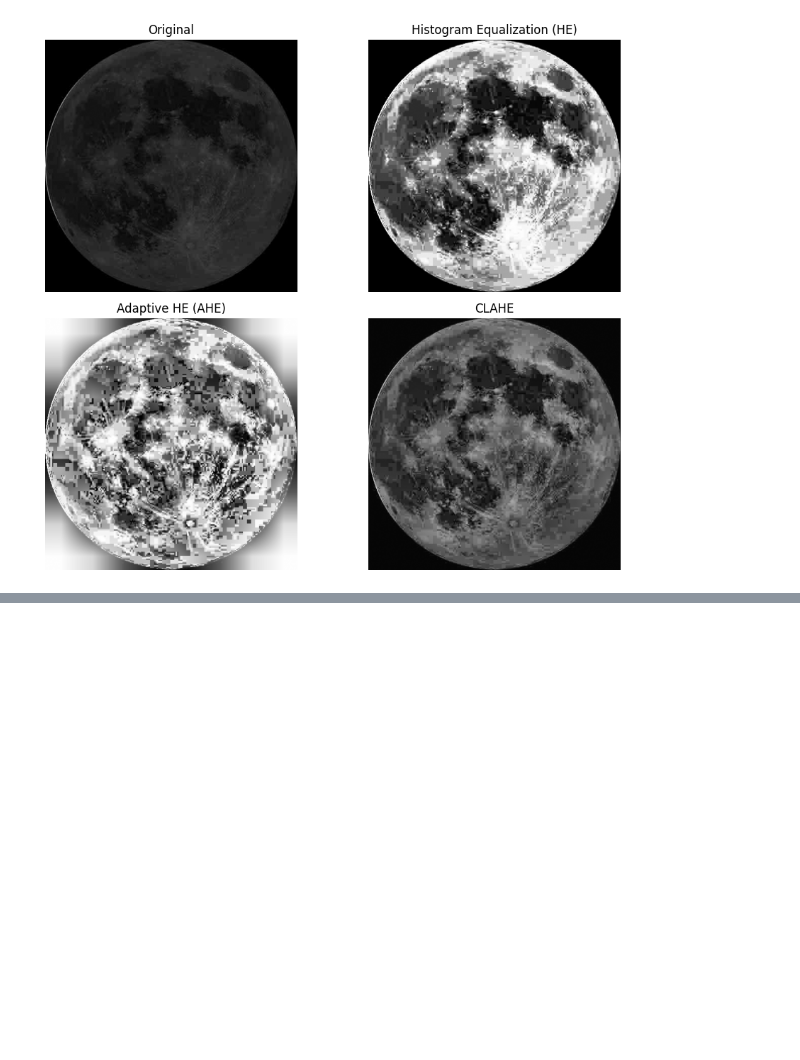
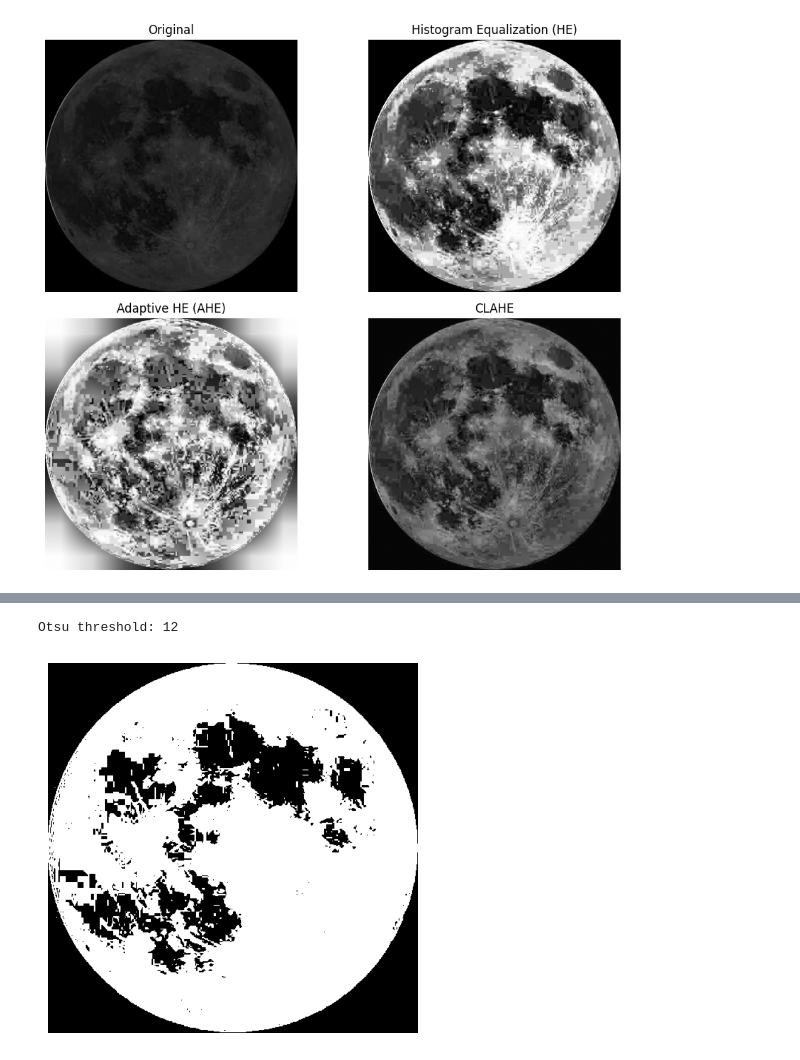
Before and after one commit to Johyeonwoooooooo/Algorithm, a Jupyter notebook: computer_graphics_assignment/equalization.ipynb, the cells around one changed output, grey strips where cells are left out. Saved outputs shown, nothing was run; the diff lists cells and outputs as text; code cells hidden in the pictures; blank space fills up the shorter version.

```diff
--- a/computer_graphics_assignment/equalization.ipynb
+++ b/computer_graphics_assignment/equalization.ipynb
@@ -158,0 +176,38 @@ plt.show()
+# %%
+def binarization_otsu(img):
+    img = np.array(img)
+
+    hist = np.zeros(256)
+    for pixel in img.flatten():
+        hist[pixel] += 1
+
+    pdf = hist / img.size
+
+    # 분산(variance)이 최대가 되는 threshold 탐색
+    best_threshold = 0
+    max_variance = 0
+
+    for t in range(256):
+        w0 = np.sum(pdf[:t+1])
+        w1 = np.sum(pdf[t+1:])
+        if w0 == 0 or w1 == 0:
+            continue
+        mu0 = np.sum(np.arange(t+1) * pdf[:t+1]) / w0
+        mu1 = np.sum(np.arange(t+1, 256) * pdf[t+1:]) / w1
+        variance = w0 * w1 * (mu0 - mu1) ** 2
+        if variance > max_variance:
+            max_variance = variance
+            best_threshold = t
+
+    binary_img = np.where(img >= best_threshold, 255, 0).astype(np.uint8)
+    print(f"Otsu threshold: {best_threshold}")
+    return binary_img
+
+binary_image = binarization_otsu(original_img)
+
+plt.axis('off')
+plt.imshow(binary_image, cmap='gray')
+plt.show()
+# %% [output]
+Otsu threshold: 12
+[figure, added]
```
Also changed, not shown: parts of 1 cell of this notebook.
